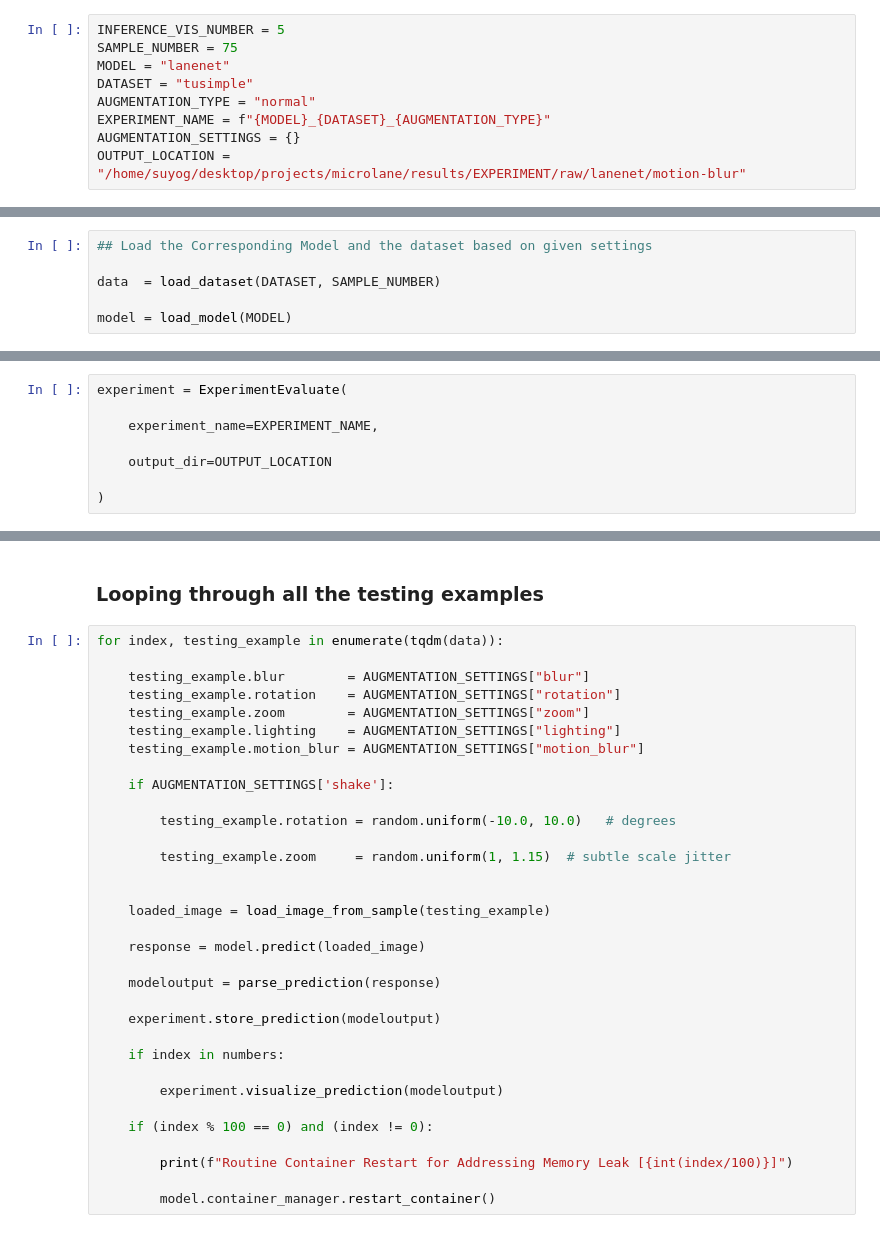
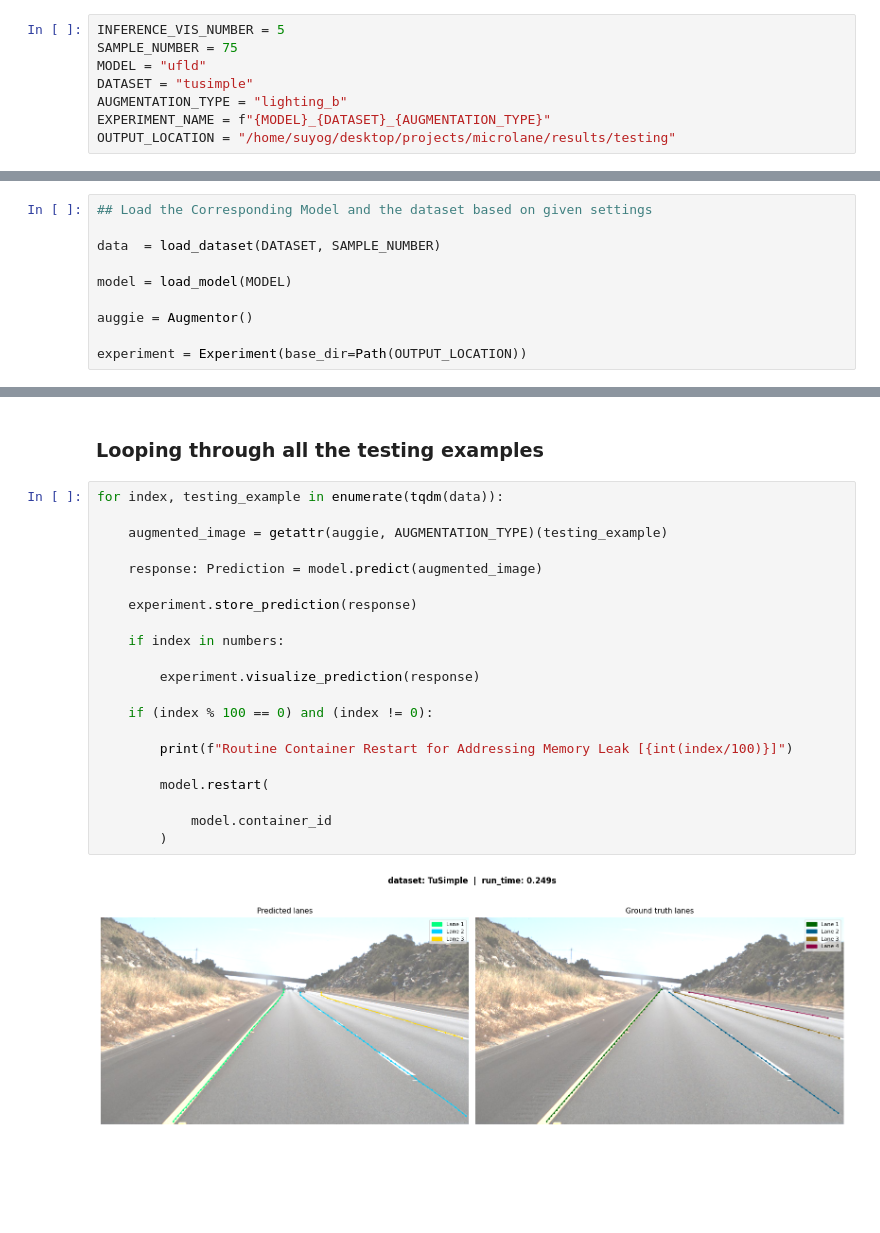
Before and after one commit to SuyogPrasai/microlane, a Jupyter notebook: scripts/notebooks/batch_inference.ipynb, the cells around one changed output, grey strips where cells are left out. Cells and saved outputs as stored; diff of their text form; blank space fills up the shorter version.

```diff
--- a/scripts/notebooks/batch_inference.ipynb
+++ b/scripts/notebooks/batch_inference.ipynb
@@ -25,9 +20,8 @@ config = load_config()
 # %%
 INFERENCE_VIS_NUMBER = 5
 SAMPLE_NUMBER = 75
-MODEL = "lanenet"
+MODEL = "ufld"
 DATASET = "tusimple"
-AUGMENTATION_TYPE = "normal"
+AUGMENTATION_TYPE = "lighting_b"
 EXPERIMENT_NAME = f"{MODEL}_{DATASET}_{AUGMENTATION_TYPE}"
-AUGMENTATION_SETTINGS = {}
-OUTPUT_LOCATION = "/home/suyog/desktop/projects/microlane/results/EXPERIMENT/raw/lanenet/motion-blur"
+OUTPUT_LOCATION = "/home/suyog/desktop/projects/microlane/results/testing"
@@ -39,5 +43,9 @@ OUTPUT_LOCATION = "/home/suyog/desktop/projects/microlane/results/EXPERIMENT/raw
 data  = load_dataset(DATASET, SAMPLE_NUMBER)
 
 model = load_model(MODEL)
+
+auggie = Augmentor()
+
+experiment = Experiment(base_dir=Path(OUTPUT_LOCATION))
 # %% [output]
 Config(pipeline=PipelineConfig(name='Microlane', version='1.0.0', description='Evaluating how well modern lane detection models hold up when deployed on small-scale 1/10 RC cars', default_port=8000),  ...
@@ -45,11 +68,3 @@ Image lanenet_image:latest found. Starting container...
-# %%
-experiment = ExperimentEvaluate(
-
-    experiment_name=EXPERIMENT_NAME,
-
-    output_dir=OUTPUT_LOCATION
-
-)
 # %% [markdown]
 ### Models and Datasets Loaded, Now Processing Part
 # %%
@@ -82,33 +111,23 @@ settings = create_settings(
 # %%
 for index, testing_example in enumerate(tqdm(data)):
 
-    testing_example.blur        = AUGMENTATION_SETTINGS["blur"]
-    testing_example.rotation    = AUGMENTATION_SETTINGS["rotation"]
-    testing_example.zoom        = AUGMENTATION_SETTINGS["zoom"]
-    testing_example.lighting    = AUGMENTATION_SETTINGS["lighting"]
-    testing_example.motion_blur = AUGMENTATION_SETTINGS["motion_blur"]
+    augmented_image = getattr(auggie, AUGMENTATION_TYPE)(testing_example)
 
-    if AUGMENTATION_SETTINGS['shake']:
+    response: Prediction = model.predict(augmented_image)
 
-        testing_example.rotation = random.uniform(-10.0, 10.0)   # degrees
-
-        testing_example.zoom     = random.uniform(1, 1.15)  # subtle scale jitter
-
-
-    loaded_image = load_image_from_sample(testing_example)
-
-    response = model.predict(loaded_image)
-
-    modeloutput = parse_prediction(response)
-
-    experiment.store_prediction(modeloutput)
+    experiment.store_prediction(response)
 
     if index in numbers:
 
-        experiment.visualize_prediction(modeloutput)
+        experiment.visualize_prediction(response)
 
     if (index % 100 == 0) and (index != 0):
 
         print(f"Routine Container Restart for Addressing Memory Leak [{int(index/100)}]")
 
-        model.container_manager.restart_container()
+        model.restart(
+
+            model.container_id
+        )
+# %% [output]
+[figure, added]
```
Also changed, not shown: parts of 8 cells of this notebook, 28 other files.
